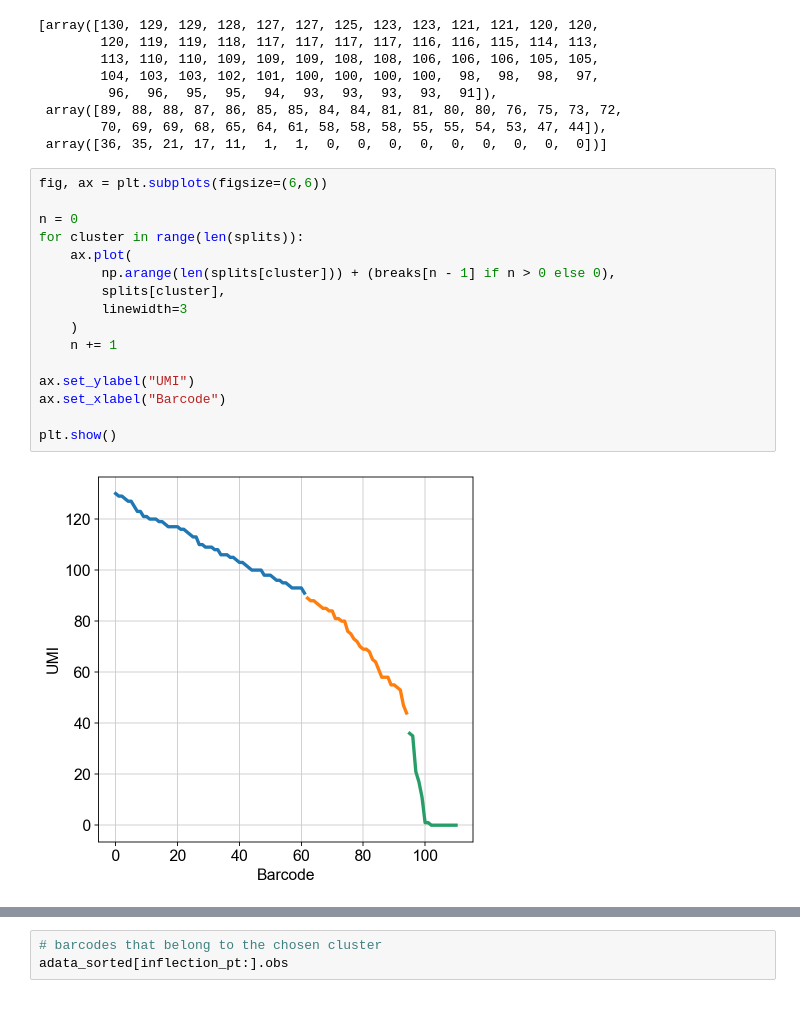
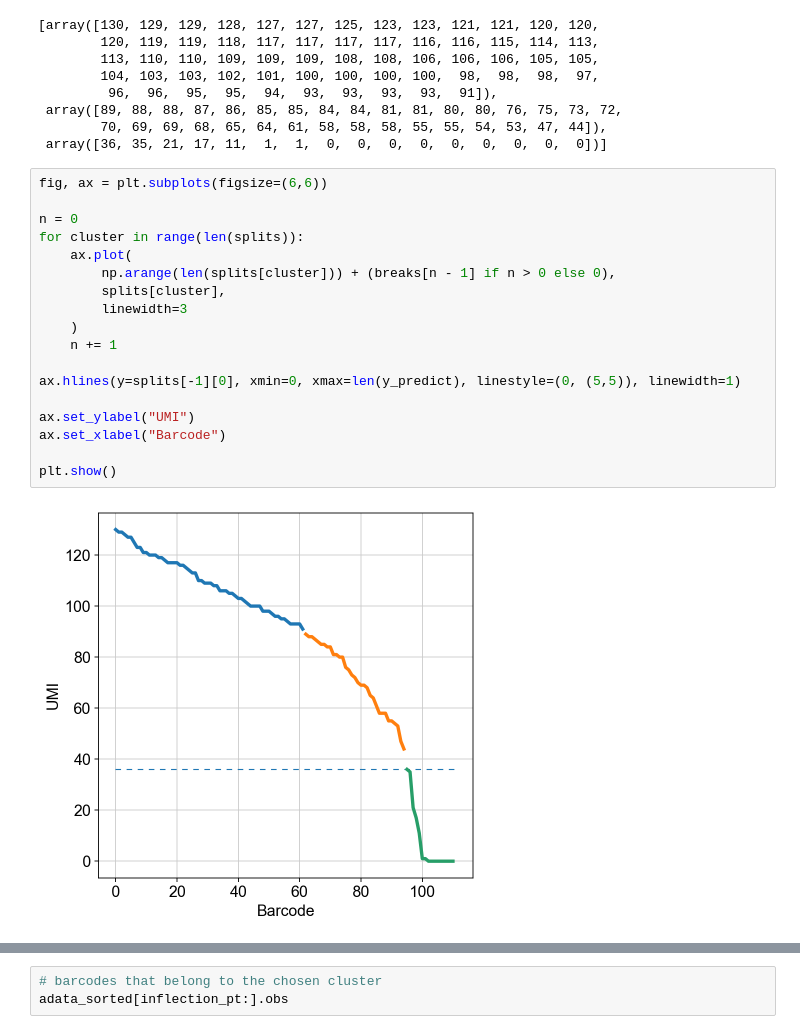
Before and after one commit to hisplan/sharp, a Jupyter notebook: manual-inspection/hashtag-classify-negative.ipynb, the cells around one changed output, grey strips where cells are left out. Drawn from its saved outputs; the diff is of its cells as text.

```diff
--- a/manual-inspection/hashtag-classify-negative.ipynb
+++ b/manual-inspection/hashtag-classify-negative.ipynb
@@ -327,19 +327,21 @@ splits
 # %%
 fig, ax = plt.subplots(figsize=(6,6))
 
 n = 0
 for cluster in range(len(splits)):
     ax.plot(
         np.arange(len(splits[cluster])) + (breaks[n - 1] if n > 0 else 0),
         splits[cluster],
         linewidth=3
     )
     n += 1
 
+ax.hlines(y=splits[-1][0], xmin=0, xmax=len(y_predict), linestyle=(0, (5,5)), linewidth=1)
+
 ax.set_ylabel("UMI")
 ax.set_xlabel("Barcode")
 
 plt.show()
 # %% [output]
-[figure, old version]
+[figure, new version]
 # %%
```
Also changed, not shown: parts of 10 cells of this notebook.
